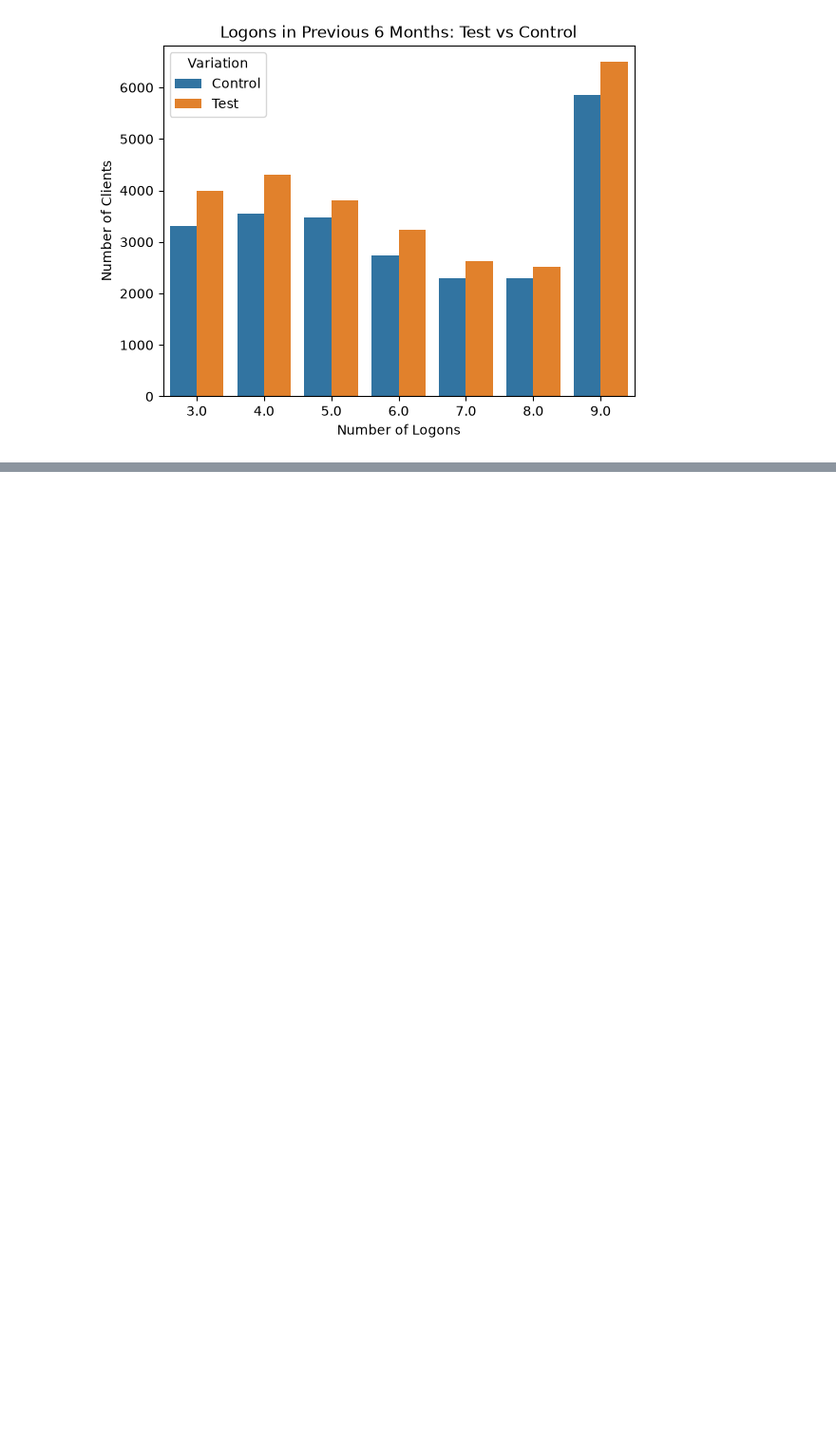
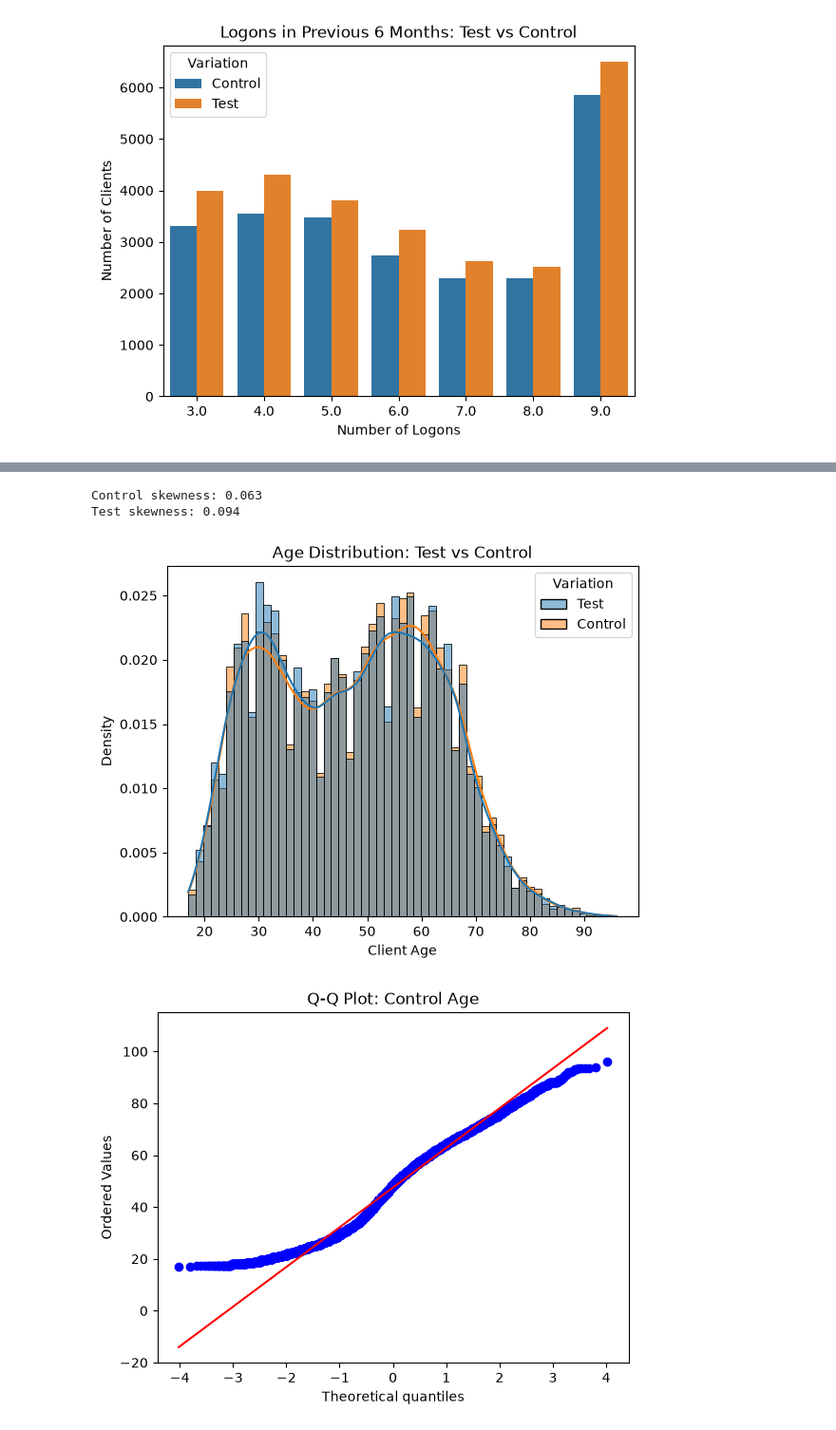
Before and after one commit to jannoelvero/Week_6_Project, a Jupyter notebook: notebooks/02_customer_profile_group_comparison.ipynb, the cells around one changed output, grey strips where cells are left out. Shown at 95% size. Drawn from its saved outputs; the diff is of its cells as text; code cells hidden in the pictures; blank space fills up the shorter version.

```diff
--- a/notebooks/02_customer_profile_group_comparison.ipynb
+++ b/notebooks/02_customer_profile_group_comparison.ipynb
@@ -836,0 +835,16 @@ plt.show()
+# %%
+
+
+control_age = ab_clients_df[
+    ab_clients_df["Variation"] == "Control"
+]["clnt_age"].dropna()
+
+test_age = ab_clients_df[
+    ab_clients_df["Variation"] == "Test"
+]["clnt_age"].dropna()
+
+print("Control")
+print(control_age.describe())
+
+print("\nTest")
+print(test_age.describe())
@@ -836,0 +875,39 @@ plt.show()
+# %%
+
+
+from scipy import stats
+import matplotlib.pyplot as plt
+import seaborn as sns
+
+print("Control skewness:", round(control_age.skew(), 3))
+print("Test skewness:", round(test_age.skew(), 3))
+
+# Histograms
+sns.histplot(
+    data=ab_clients_df,
+    x="clnt_age",
+    hue="Variation",
+    stat="density",
+    common_norm=False,
+    kde=True
+)
+
+plt.title("Age Distribution: Test vs Control")
+plt.xlabel("Client Age")
+plt.ylabel("Density")
+plt.show()
+
+# Control Q-Q plot
+stats.probplot(control_age, dist="norm", plot=plt)
+plt.title("Q-Q Plot: Control Age")
+plt.show()
+
+# Test Q-Q plot
+stats.probplot(test_age, dist="norm", plot=plt)
+plt.title("Q-Q Plot: Test Age")
+plt.show()
+# %% [output]
+Control skewness: 0.063
+Test skewness: 0.094
+[figure, added]
+[figure, added]
```
Also changed, not shown: parts of 132 cells of this notebook, 3 other files.
